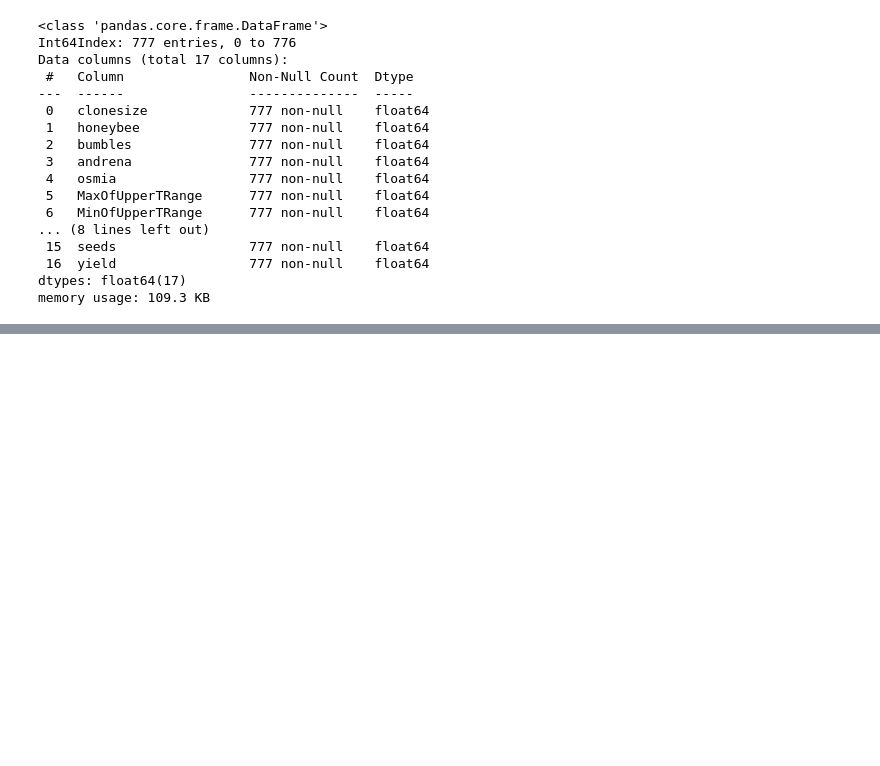
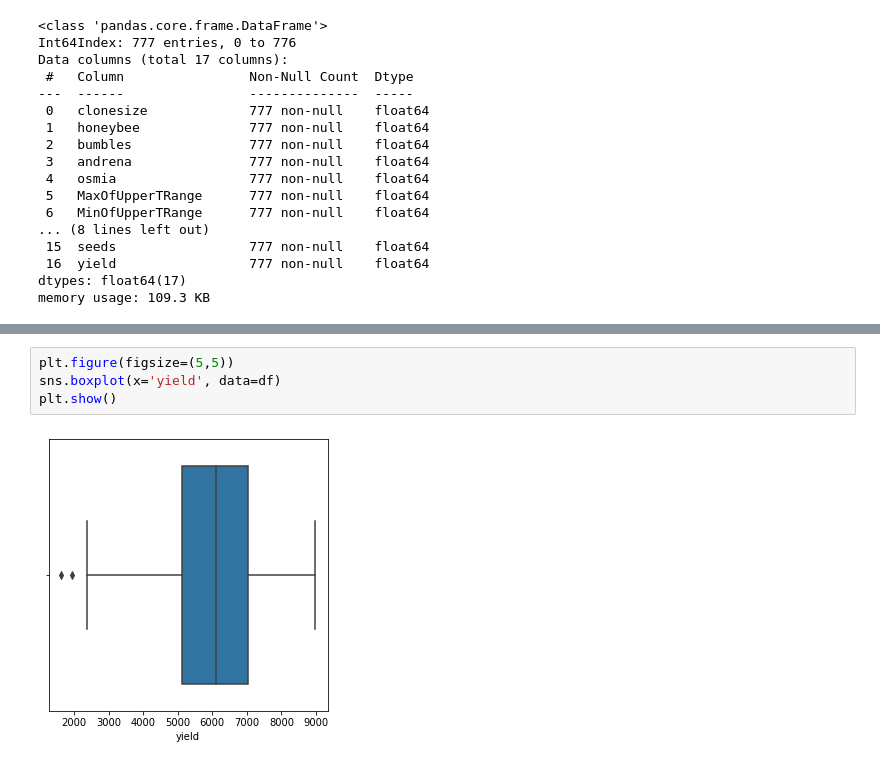
Before and after one commit to avikumart/Wild-Blue-Berry-Yield-Prediction-Flask-app-deploy, a Jupyter notebook: wild-blue-berry-yield-prediction.ipynb, the cells around one changed output, grey strips where cells are left out. Saved outputs shown, nothing was run; the diff lists cells and outputs as text; blank space fills up the shorter version.

```diff
--- a/wild-blue-berry-yield-prediction.ipynb
+++ b/wild-blue-berry-yield-prediction.ipynb
@@ -41,0 +67,6 @@ memory usage: 109.3 KB
+# %%
+plt.figure(figsize=(5,5))
+sns.boxplot(x='yield', data=df)
+plt.show()
+# %% [output]
+[figure, added]
```
Also changed, not shown: parts of 11 cells of this notebook.
